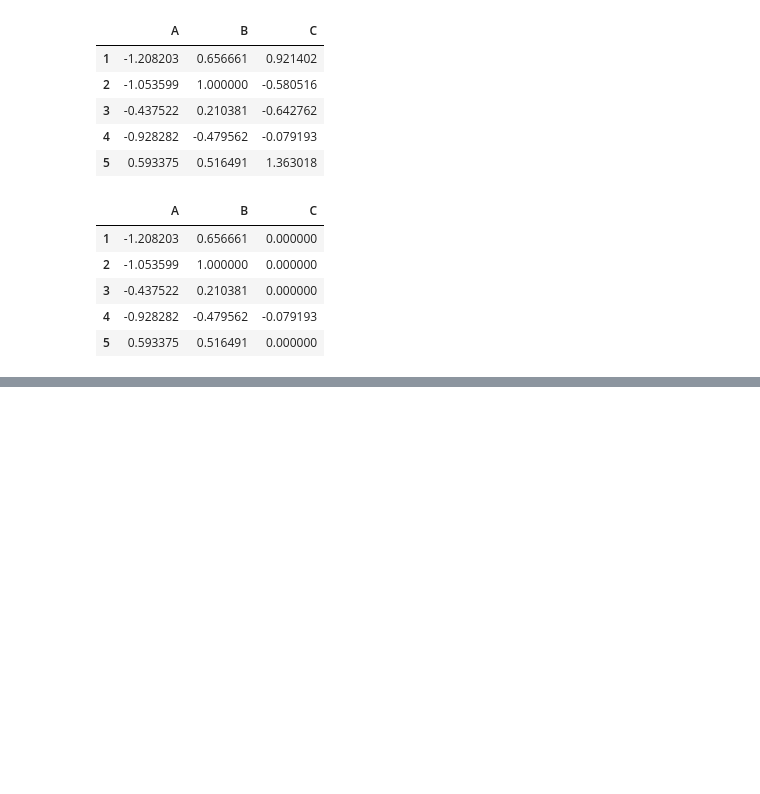
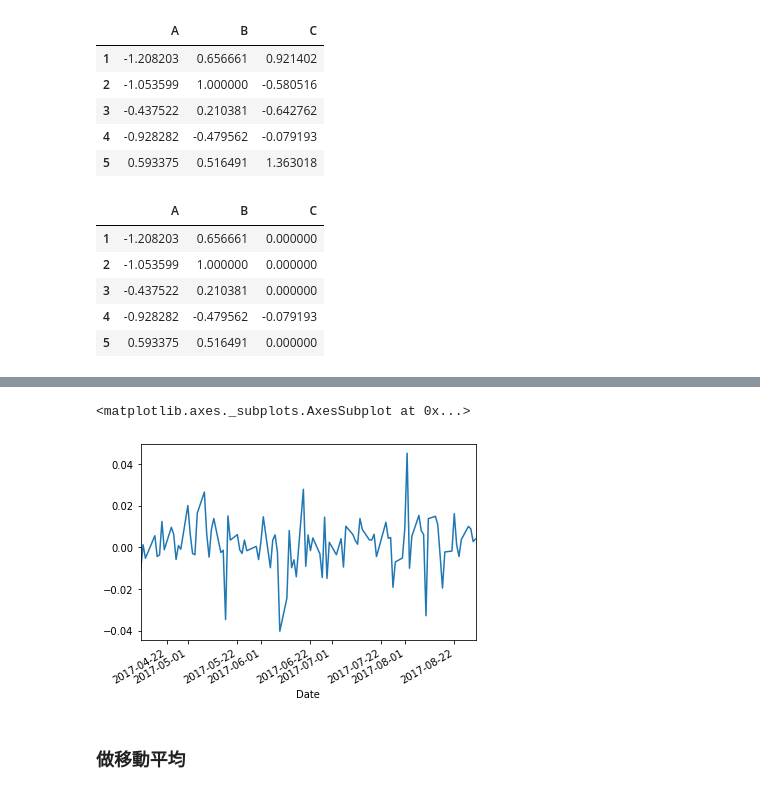
Before and after one commit to victoria-00/Python-Work, a Jupyter notebook: 第五週影片筆記（自己作dataframe、畫長條圖、股價做資料分析）.ipynb, the cells around one changed output, grey strips where cells are left out. Drawn from its saved outputs; the diff is of its cells as text; code cells hidden in the pictures; blank space fills up the shorter version.

```diff
--- a/第五週影片筆記（自己作dataframe、畫長條圖）.ipynb
+++ b/第五週影片筆記（自己作dataframe、畫長條圖、股價做資料分析）.ipynb
@@ -303,0 +348,7 @@ df
+# %%
+r[-100:].plot()
+# %% [output]
+<matplotlib.axes._subplots.AxesSubplot at 0x...>
+[figure, added]
+# %% [markdown]
+### 做移動平均
```
Also changed, not shown: parts of 11 cells of this notebook, 2 other files.
